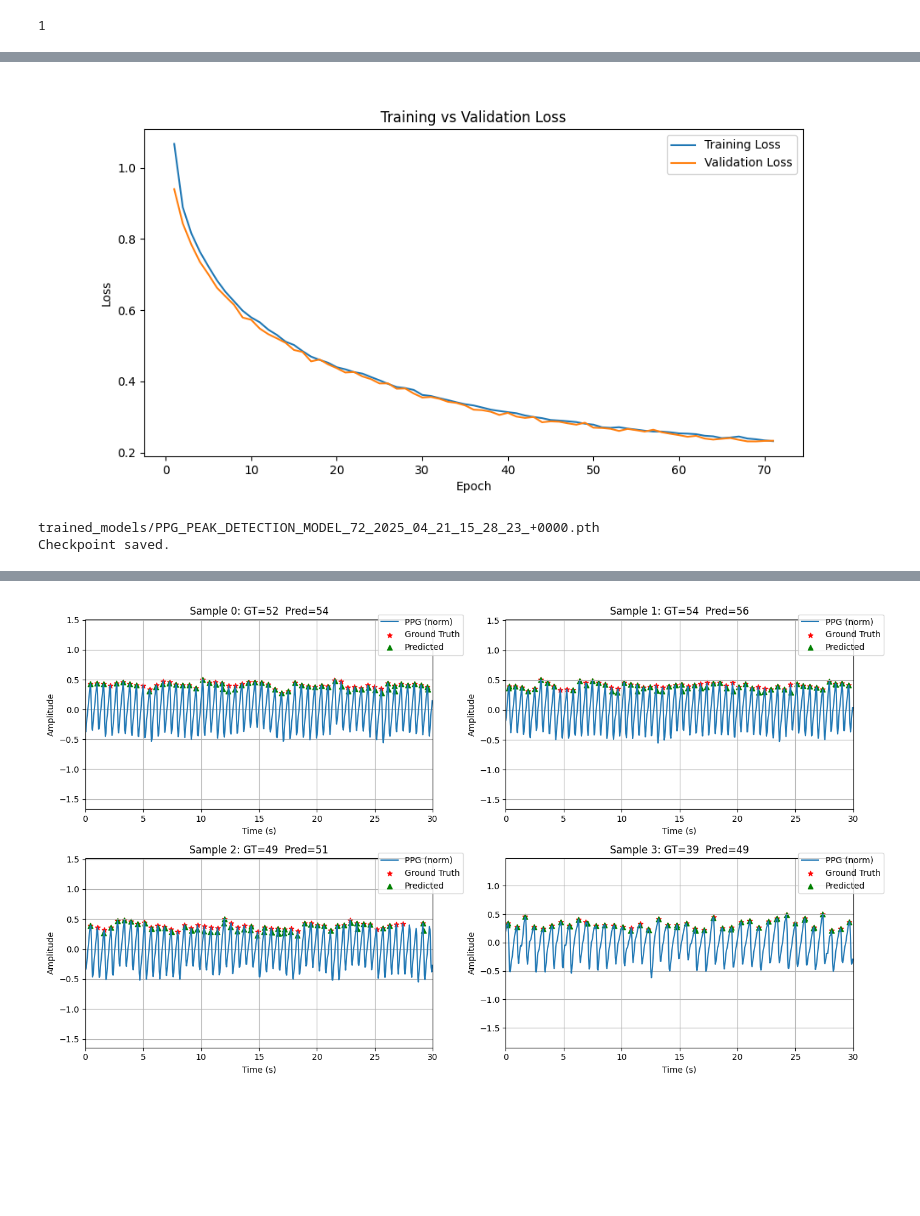
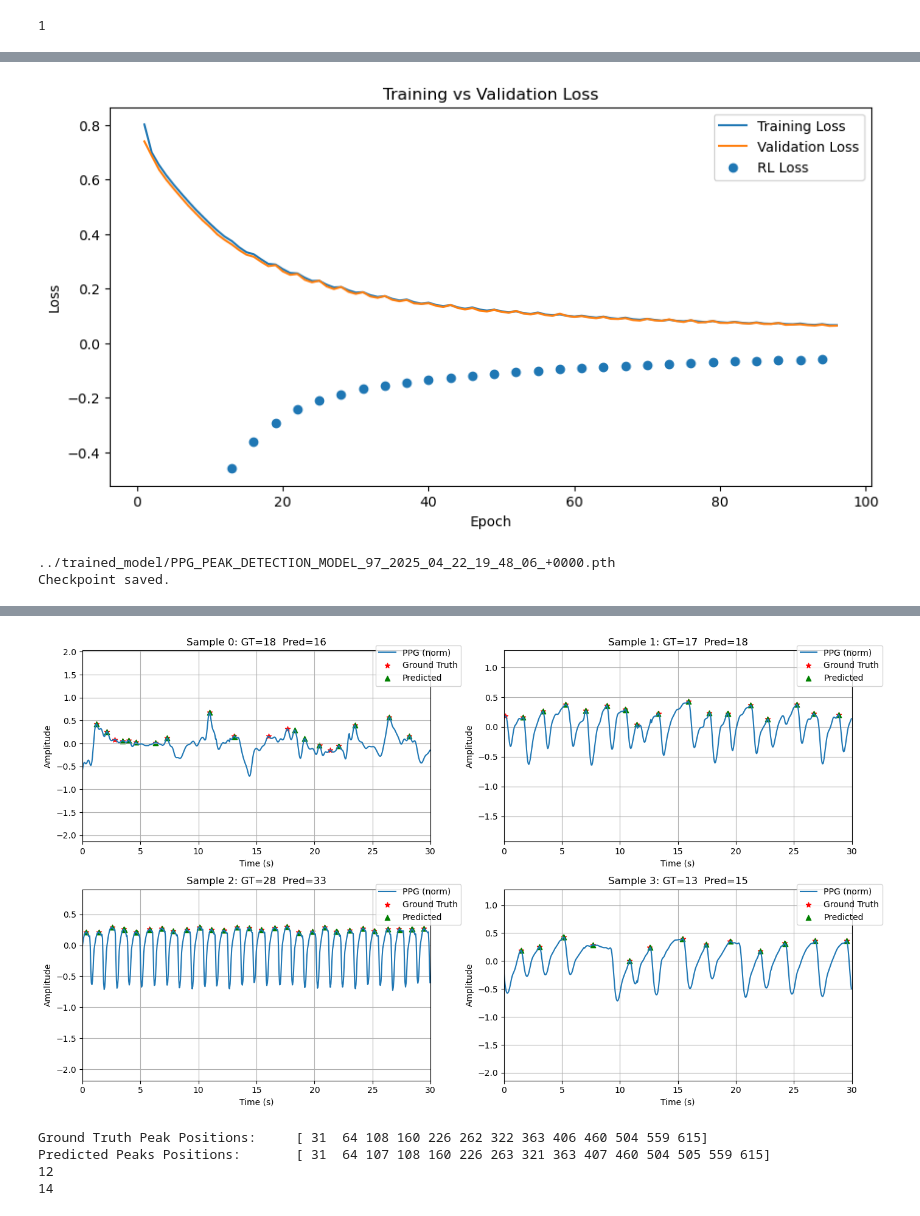
Before and after one commit to ShayanRiyaz/Heart_Rhythm_Analysis, a Jupyter notebook: notebooks/step_2_ppg_peak_detection_no_gt.ipynb, the cells around one changed output, grey strips where cells are left out. Saved outputs shown, nothing was run; the diff lists cells and outputs as text; code cells hidden in the pictures; blank space fills up the shorter version.

```diff
--- a/notebooks/step_2_ppg_peak_detection_no_gt.ipynb
+++ b/notebooks/step_2_ppg_peak_detection_no_gt.ipynb
@@ -68,7 +47,7 @@ EPOCHS  = 200                       # demo; increase to 30+ for real training
 VAR_MULT=500
 
 FOLDER_PATH = 'length_full'
-DEVELOPMENT_DATA_PATH = os.path.join('data','development_dataset',FOLDER_PATH)
+DEVELOPMENT_DATA_PATH = os.path.join('..','data','development_dataset',FOLDER_PATH)
 TRAIN_LOADER_PATH = os.path.join(DEVELOPMENT_DATA_PATH,'train_ds.pkl');
 VAL_LOADER_PATH = os.path.join(DEVELOPMENT_DATA_PATH,'val_ds.pkl');
 TEST_LOADER_PATH =os.path.join(DEVELOPMENT_DATA_PATH,'test_ds.pkl');
@@ -80,7 +59,7 @@ scale_type = "norm"
 
 
 if not os.path.exists(TRAIN_LOADER_PATH):
-    TRAIN_PATH = f"data/{FOLDER_PATH}/train_ds.h5"
+    TRAIN_PATH = f"../data/processed/{FOLDER_PATH}/train_ds.h5"
     train_ds = PPGWindow(TRAIN_PATH,best_config=best_config,scale_type=scale_type)
 
     if not os.path.exists(DEVELOPMENT_DATA_PATH):
@@ -258,9 +239,12 @@ Params size (MB): 3.31
 Estimated Total Size (MB): 5.35
 ==========================================================================================
 # %%
+bSaveCheckPoint = True
 # ─── Config ────────────────────────────────────────────────────────────────
-MODEL_NUM = "NN_RL5"
-CKPT_DIR     = "./checkpoints"
+MODEL_NUM = "nn_w_rl2"
+CKPT_DIR     = f"../trained_model/checkpoints/{MODEL_NUM}/"
+if not os.path.exists(CKPT_DIR):
+    os.mkdir(CKPT_DIR)
 CKPT_PATTERN = os.path.join(CKPT_DIR, f"ckpt_epoch_{MODEL_NUM}_*.pth")
 SAVE_EVERY   = 5         # save every N epochs
 RESUME       = True       # flip to False if you never want to resume
@@ -428,32 +420,33 @@ Epoch 08  train=0.4852  val=0.4680  rl_reward=-0.98  lr=3.0e-05
 # %%
+
 epochs = range(1, len(all_train_loss) + 1)
 plt.figure(figsize=(10, 5))
 plt.plot(epochs, all_train_loss, label='Training Loss')
 plt.plot(epochs, all_val_loss, label='Validation Loss')
+plt.scatter(range(start_epoch, start_epoch+len(all_avg_rewards)), all_avg_rewards, label='RL Loss')
 plt.xlabel('Epoch')
 plt.ylabel('Loss')
 plt.title('Training vs Validation Loss')
 plt.legend()
 plt.show()
 # %% [output]
-[figure, old version]
+[figure, new version]
 # %%
 import datetime
 
-# datetime.datetime.now().strftime("%Y_%m_%d_%H_%M_%S%z")
 tz = datetime.timezone.utc
 ft = "%Y_%m_%d_%H_%M_%S_%z"
 t = datetime.datetime.now(tz=tz).strftime(ft)
 # print(t)
 
-CKPT_FILE = os.path.join('trained_models',f'PPG_PEAK_DETECTION_MODEL_{epoch}_{t}.pth')
-# CKPT_FILE = os.path.join('trained_models',"PPG_PEAK_DETECTION_MODEL_63_2025_04_21_06_05_56_+0000.pth")
+CKPT_FILE_NAME = f'PPG_PEAK_DETECTION_MODEL_{epoch}_{t}.pth'
+CKPT_FILE = os.path.join('../trained_model',CKPT_FILE_NAME)
 print(CKPT_FILE)
 # save weights
 torch.save(model.state_dict(), CKPT_FILE)
 print('Checkpoint saved.')
 # %% [output]
-trained_models/PPG_PEAK_DETECTION_MODEL_72_2025_04_21_15_28_23_+0000.pth
+../trained_model/PPG_PEAK_DETECTION_MODEL_97_2025_04_22_19_48_06_+0000.pth
 Checkpoint saved.
 # %%
 FOLDER_PATH = 'length_full'
@@ -492,7 +485,7 @@ UNet1D(
   (head): Conv1d(16, 1, kernel_size=(1,), stride=(1,))
 )
 # %%
-THRESH   = 0.9         # probability cut‑off for “peak”
+THRESH   = 0.7         # probability cut‑off for “peak”
 xb, yb, orig,_ = next(iter(test_loader))     # xb: (B,1,L), yb: (B,L), orig:(B,1,L)
 xb, yb, orig = xb.to(device), yb.to(device), orig  # orig can stay on CPU
 
@@ -558,7 +551,18 @@ for i in range(n_plot):
 plt.tight_layout()
 plt.show()
 # %% [output]
-[figure, old version]
+[figure, new version]
+# %%
+
+print('Ground Truth Peak Positions: \t', gt_peaks)
+print('Predicted Peaks Positions: \t', peaks_pred)
+print(len(gt_peaks[1:] - gt_peaks[:-1]))
+print(len(peaks_pred[1:] - peaks_pred[:-1]))
+# %% [output]
+Ground Truth Peak Positions:     [ 31  64 108 160 226 262 322 363 406 460 504 559 615]
+Predicted Peaks Positions:       [ 31  64 107 108 160 226 263 321 363 407 460 504 505 559 615]
+12
+14
 # %%
 model.eval()
 all_test_loss = [];
```
Also changed, not shown: parts of 11 cells of this notebook, 5 other files.
